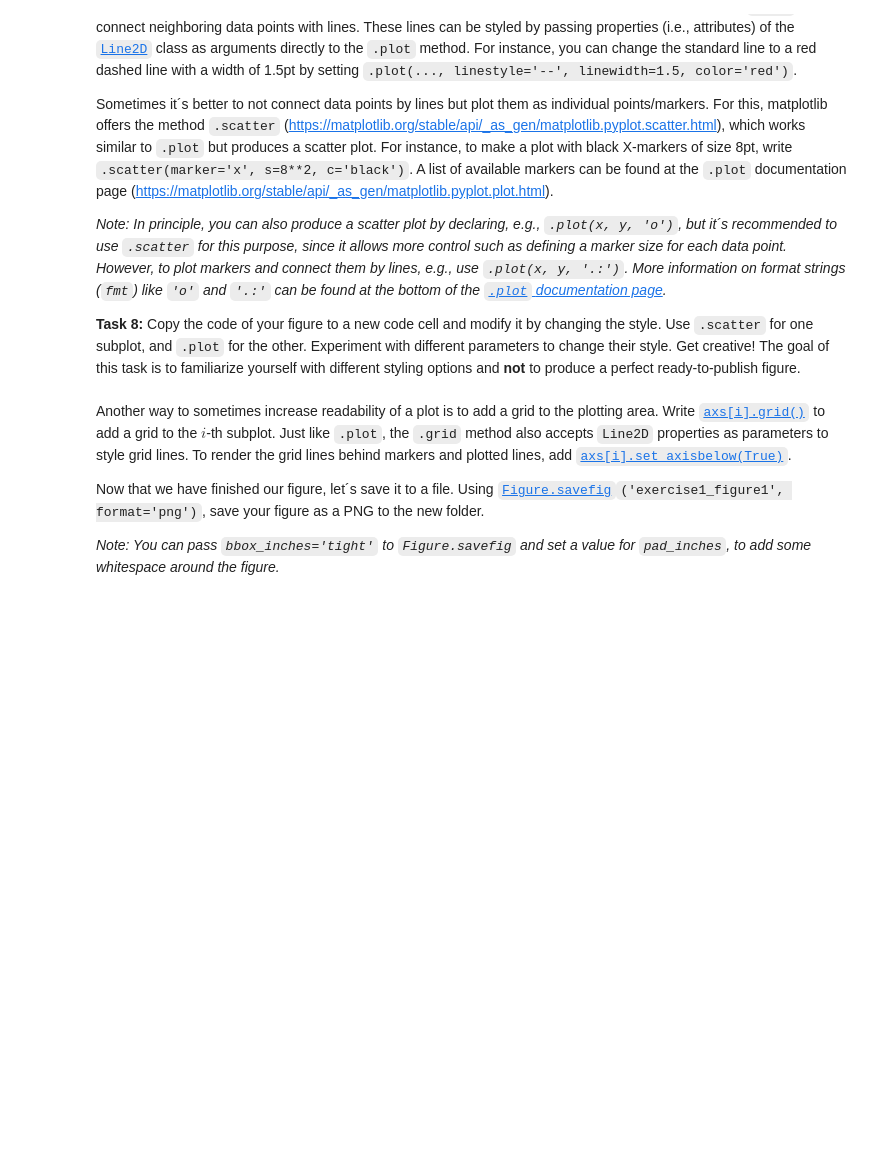
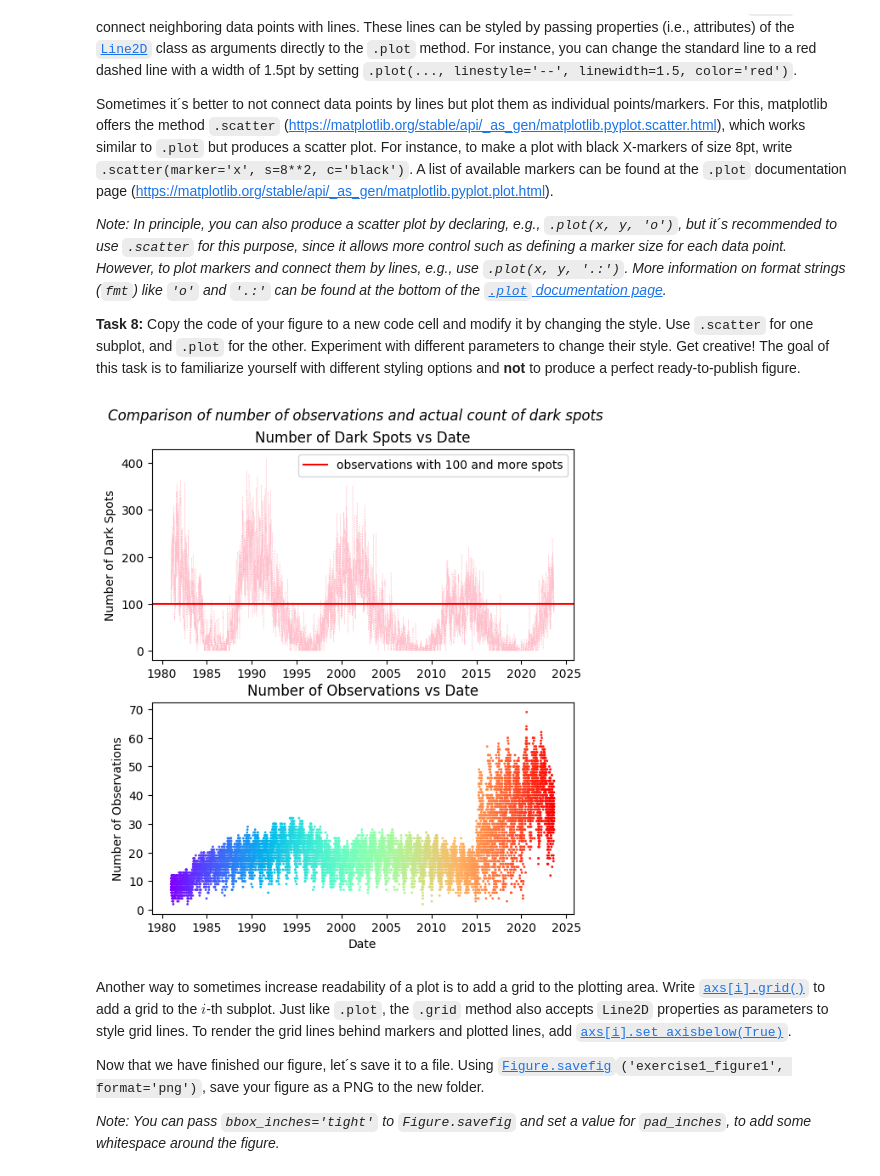
Before and after one commit to DanilGutak/Quantitative-analysis-of-time-series-and-population-data, a Jupyter notebook: exercise1.ipynb, the cells around one changed output. Cells and saved outputs as stored; diff of their text form; code cells hidden in the pictures; blank space fills up the shorter version.

```diff
--- a/exercise1.ipynb
+++ b/exercise1.ipynb
@@ -385,3 +420,25 @@ Sometimes it´s better to not connect data points by lines but plot them as indi
+# %%
+import numpy as np #for colors
+
+fig, axs = plt.subplots(2)
+axs[0].plot(newdf['counts'], color = 'pink', linestyle = ":", linewidth = 0.5)
+axs[0].set_ylabel('Number of Dark Spots')
+axs[0].set_title('Number of Dark Spots vs Date')
+axs[0].axhline(100,color = "red", label= "observations with 100 and more spots")
+axs[0].legend(loc = 'upper right')
+
+colors = plt.cm.rainbow(np.linspace(0, 1, len(newdf.index)))
+
+axs[1].scatter(newdf.index, newdf['nobs'], marker = "o", s = 1, color = colors)
+axs[1].set_ylabel('Number of Observations')
+axs[1].set_xlabel('Date')
+axs[1].set_title('Number of Observations vs Date')
+
+plt.subplots_adjust(top=1.25)
+fig.suptitle('Comparison of number of observations and actual count of dark spots', y = 1.35, fontstyle = 'italic')
+plt.show()
+# %% [output]
+[figure, added]
 # %% [markdown]
 Another way to sometimes increase readability of a plot is to add a grid to the plotting area. Write [`axs[i].grid()`](https://matplotlib.org/stable/api/_as_gen/matplotlib.pyplot.grid.html) to add a grid to the $i$-th subplot. Just like `.plot`, the `.grid` method also accepts `Line2D` properties as parameters to style grid lines. To render the grid lines behind markers and plotted lines, add [`axs[i].set_axisbelow(True)`](https://matplotlib.org/stable/api/_as_gen/matplotlib.axes.Axes.set_axisbelow.html#matplotlib-axes-axes-set-axisbelow).
 
```
Also changed, not shown: parts of 23 cells of this notebook, 1 other file.
